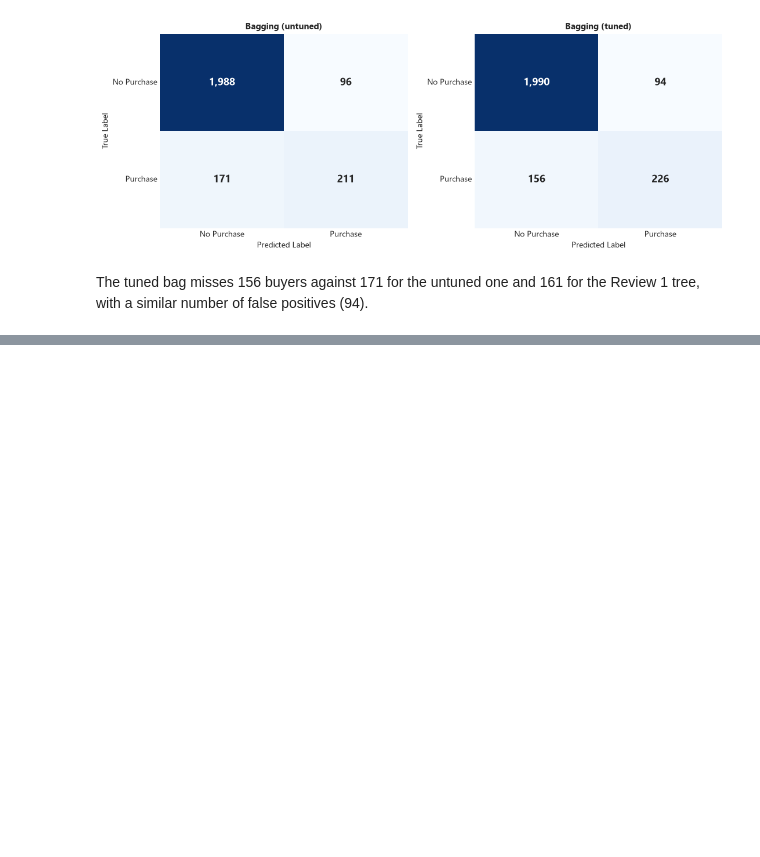
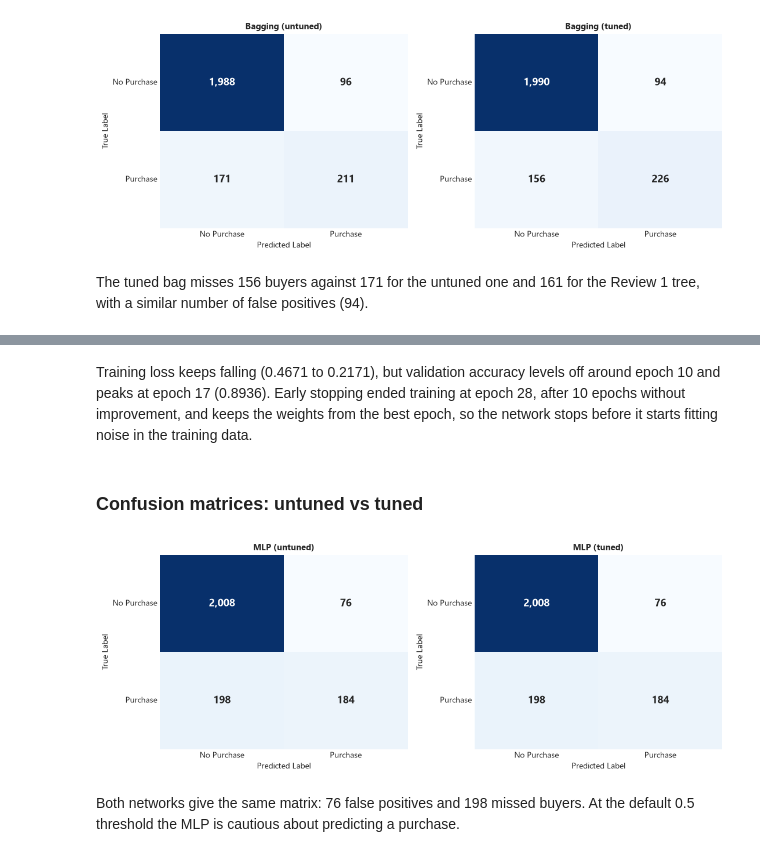
Before and after one commit to MR7star/ML-Capstone-Project, a Jupyter notebook: notebooks/classification.ipynb, the cells around one changed output, grey strips where cells are left out. Drawn from its saved outputs; the diff is of its cells as text; code cells hidden in the pictures; blank space fills up the shorter version.

```diff
--- a/notebooks/classification.ipynb
+++ b/notebooks/classification.ipynb
@@ -1642,0 +1707,14 @@ The tuned bag misses 156 buyers against 171 for the untuned one and 161 for the
+# %% [markdown]
+Training loss keeps falling (0.4671 to 0.2171), but validation accuracy levels off around epoch 10 and peaks at epoch 17 (0.8936). Early stopping ended training at epoch 28, after 10 epochs without improvement, and keeps the weights from the best epoch, so the network stops before it starts fitting noise in the training data.
+# %% [markdown]
+### Confusion matrices: untuned vs tuned
+# %%
+fig, axes = plt.subplots(1, 2, figsize=(11, 4.2))
+plot_confusion(axes[0], y_test, mlp_base.predict(X_test), "MLP (untuned)")
+plot_confusion(axes[1], y_test, mlp_best.predict(X_test), "MLP (tuned)")
+plt.tight_layout()
+plt.show()
+# %% [output]
+[figure, added]
+# %% [markdown]
+Both networks give the same matrix: 76 false positives and 198 missed buyers. At the default 0.5 threshold the MLP is cautious about predicting a purchase.
```
Also changed, not shown: parts of 6 cells of this notebook.
